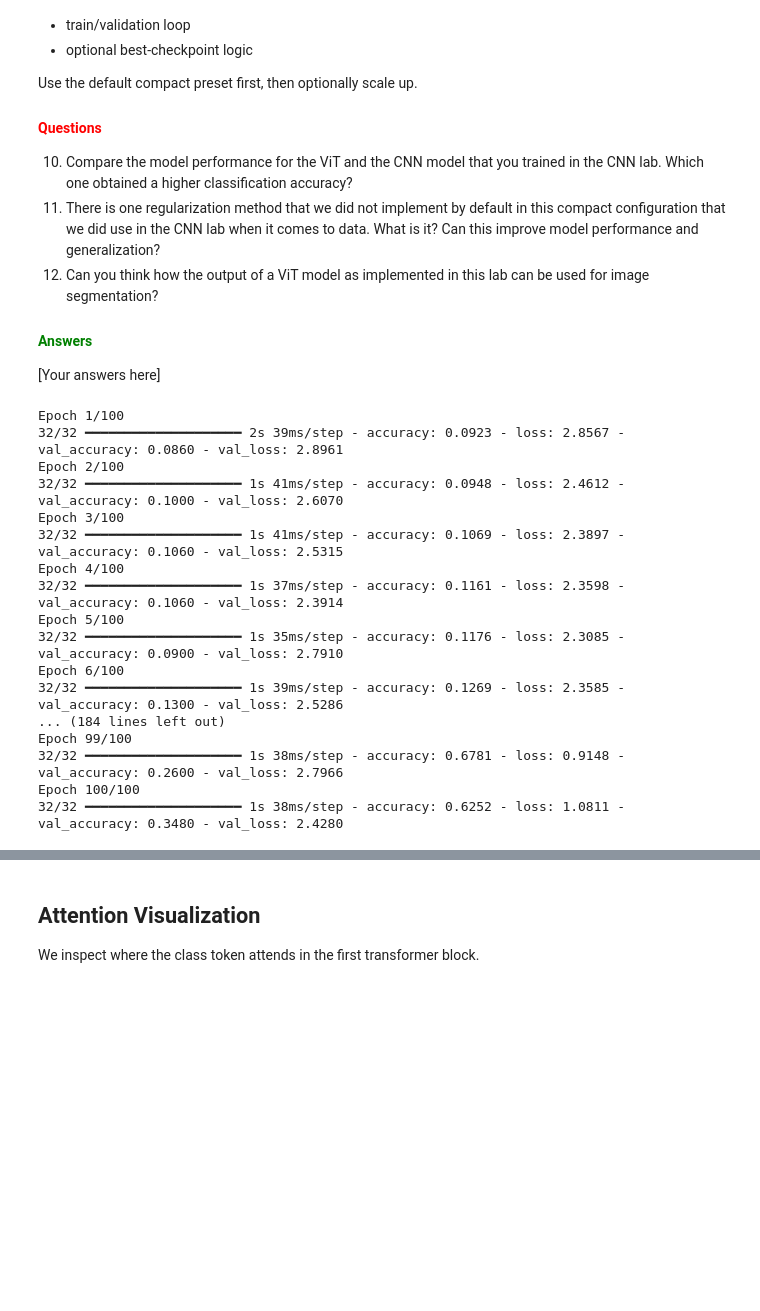
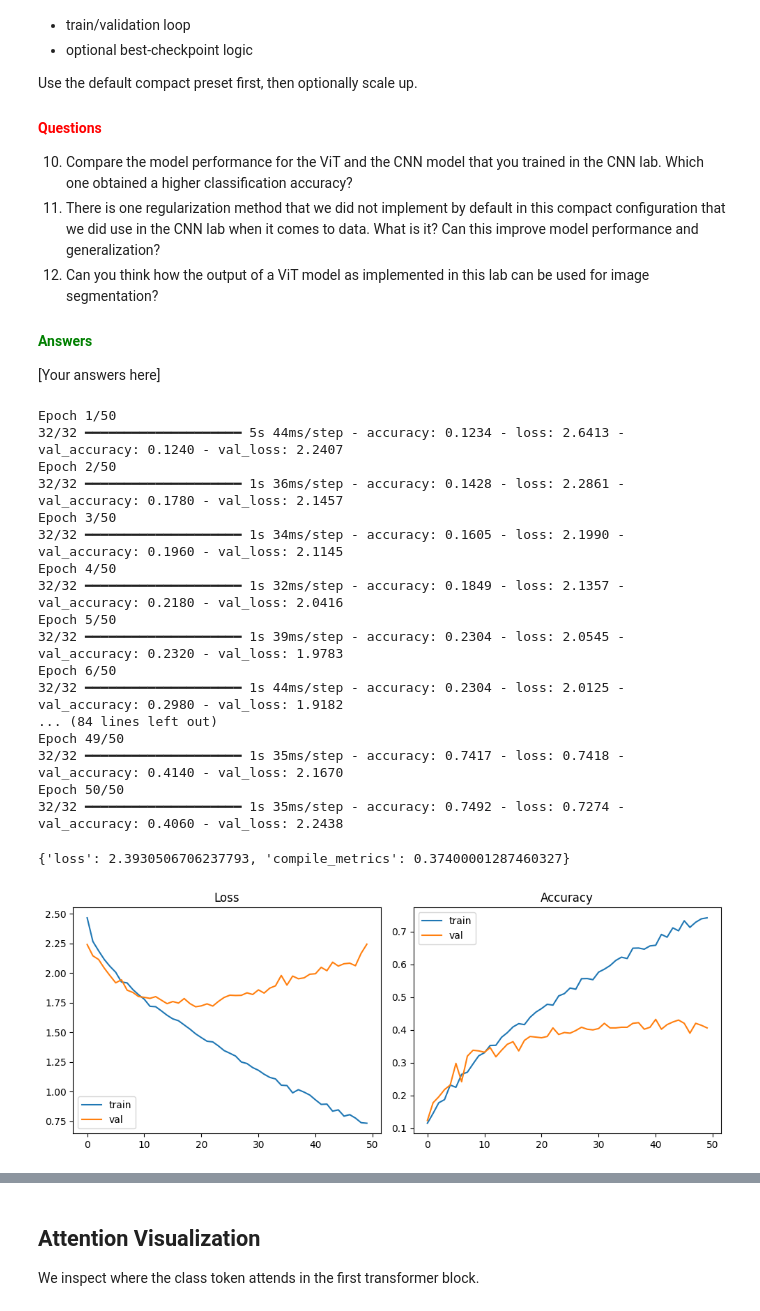
Before and after one commit to arreen/deeplearninglabs, a Jupyter notebook: 5_Transformers/Vision_transformers_AB.ipynb, the cells around one changed output, grey strips where cells are left out. Drawn from its saved outputs; the diff is of its cells as text; code cells hidden in the pictures; blank space fills up the shorter version.

```diff
--- a/5_Transformers/Vision_transformers_AB.ipynb
+++ b/5_Transformers/Vision_transformers_AB.ipynb
@@ -736,7 +741,7 @@ model.compile(
     # === Your code here ===
     # Define the optimizer, loss function, and metrics.
     # -----------------------------------------
-    optimizer = keras.optimizers.SGD(learning_rate=0.1),
+    optimizer = keras.optimizers.Adam(learning_rate=0.0003),
     loss=keras.losses.SparseCategoricalCrossentropy(from_logits=True),
     metrics=['accuracy'],
     # ============================================
@@ -744,25 +749,46 @@ model.compile(
 
 history = model.fit(
     train_ds,
-    epochs = 100,
+    epochs = 50,
     validation_data=val_ds,
     verbose=1
 )
 # %% [output]
-Epoch 1/100
-32/32 ━━━━━━━━━━━━━━━━━━━━ 2s 39ms/step - accuracy: 0.0923 - loss: 2.8567 - val_accuracy: 0.0860 - val_loss: 2.8961
-Epoch 2/100
-32/32 ━━━━━━━━━━━━━━━━━━━━ 1s 41ms/step - accuracy: 0.0948 - loss: 2.4612 - val_accuracy: 0.1000 - val_loss: 2.6070
-Epoch 3/100
-32/32 ━━━━━━━━━━━━━━━━━━━━ 1s 41ms/step - accuracy: 0.1069 - loss: 2.3897 - val_accuracy: 0.1060 - val_loss: 2.5315
-Epoch 4/100
-32/32 ━━━━━━━━━━━━━━━━━━━━ 1s 37ms/step - accuracy: 0.1161 - loss: 2.3598 - val_accuracy: 0.1060 - val_loss: 2.3914
-Epoch 5/100
-32/32 ━━━━━━━━━━━━━━━━━━━━ 1s 35ms/step - accuracy: 0.1176 - loss: 2.3085 - val_accuracy: 0.0900 - val_loss: 2.7910
-Epoch 6/100
-32/32 ━━━━━━━━━━━━━━━━━━━━ 1s 39ms/step - accuracy: 0.1269 - loss: 2.3585 - val_accuracy: 0.1300 - val_loss: 2.5286
-... (184 lines left out)
-Epoch 99/100
-32/32 ━━━━━━━━━━━━━━━━━━━━ 1s 38ms/step - accuracy: 0.6781 - loss: 0.9148 - val_accuracy: 0.2600 - val_loss: 2.7966
-Epoch 100/100
-32/32 ━━━━━━━━━━━━━━━━━━━━ 1s 38ms/step - accuracy: 0.6252 - loss: 1.0811 - val_accuracy: 0.3480 - val_loss: 2.4280
+Epoch 1/50
+32/32 ━━━━━━━━━━━━━━━━━━━━ 5s 44ms/step - accuracy: 0.1234 - loss: 2.6413 - val_accuracy: 0.1240 - val_loss: 2.2407
+Epoch 2/50
+32/32 ━━━━━━━━━━━━━━━━━━━━ 1s 36ms/step - accuracy: 0.1428 - loss: 2.2861 - val_accuracy: 0.1780 - val_loss: 2.1457
+Epoch 3/50
+32/32 ━━━━━━━━━━━━━━━━━━━━ 1s 34ms/step - accuracy: 0.1605 - loss: 2.1990 - val_accuracy: 0.1960 - val_loss: 2.1145
+Epoch 4/50
+32/32 ━━━━━━━━━━━━━━━━━━━━ 1s 32ms/step - accuracy: 0.1849 - loss: 2.1357 - val_accuracy: 0.2180 - val_loss: 2.0416
+Epoch 5/50
+32/32 ━━━━━━━━━━━━━━━━━━━━ 1s 39ms/step - accuracy: 0.2304 - loss: 2.0545 - val_accuracy: 0.2320 - val_loss: 1.9783
+Epoch 6/50
+32/32 ━━━━━━━━━━━━━━━━━━━━ 1s 44ms/step - accuracy: 0.2304 - loss: 2.0125 - val_accuracy: 0.2980 - val_loss: 1.9182
+... (84 lines left out)
+Epoch 49/50
+32/32 ━━━━━━━━━━━━━━━━━━━━ 1s 35ms/step - accuracy: 0.7417 - loss: 0.7418 - val_accuracy: 0.4140 - val_loss: 2.1670
+Epoch 50/50
+32/32 ━━━━━━━━━━━━━━━━━━━━ 1s 35ms/step - accuracy: 0.7492 - loss: 0.7274 - val_accuracy: 0.4060 - val_loss: 2.2438
+# %%
+results = model.evaluate(test_ds, verbose=0)
+print(dict(zip(model.metrics_names, results)))
+
+plt.figure(figsize=(10, 4))
+plt.subplot(1, 2, 1)
+plt.plot(history.history['loss'], label='train')
+plt.plot(history.history['val_loss'], label='val')
+plt.title('Loss')
+plt.legend()
+
+plt.subplot(1, 2, 2)
+plt.plot(history.history['accuracy'], label='train')
+plt.plot(history.history['val_accuracy'], label='val')
+plt.title('Accuracy')
+plt.legend()
+plt.tight_layout()
+plt.show()
+# %% [output]
+{'loss': 2.3930506706237793, 'compile_metrics': 0.37400001287460327}
+[figure, added]
```
Also changed, not shown: parts of 6 cells of this notebook.
